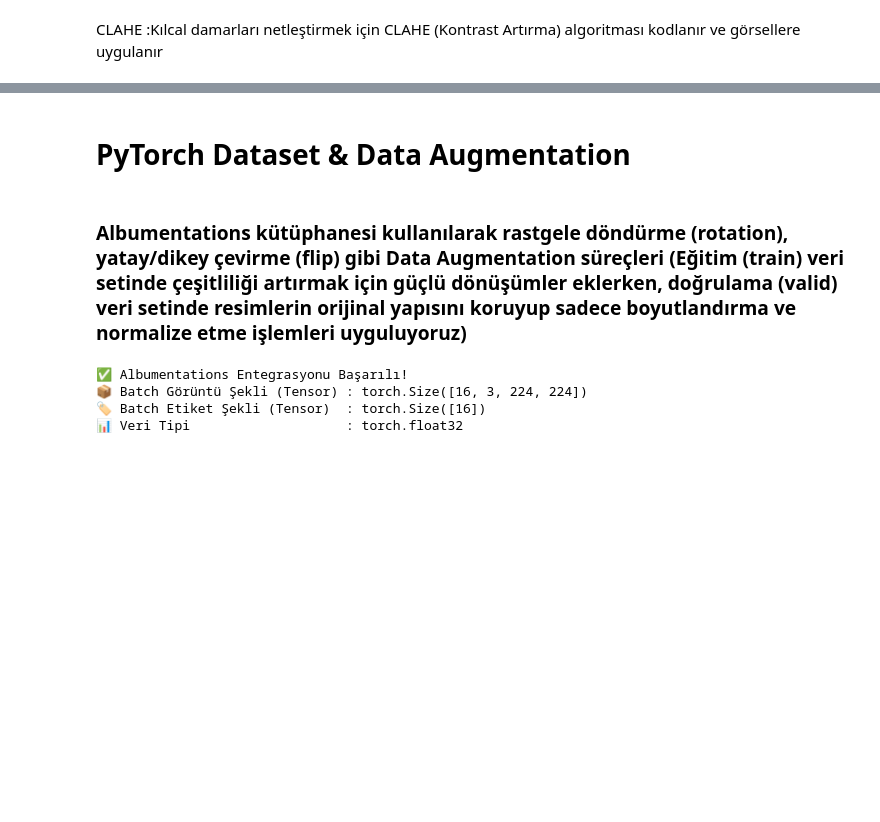
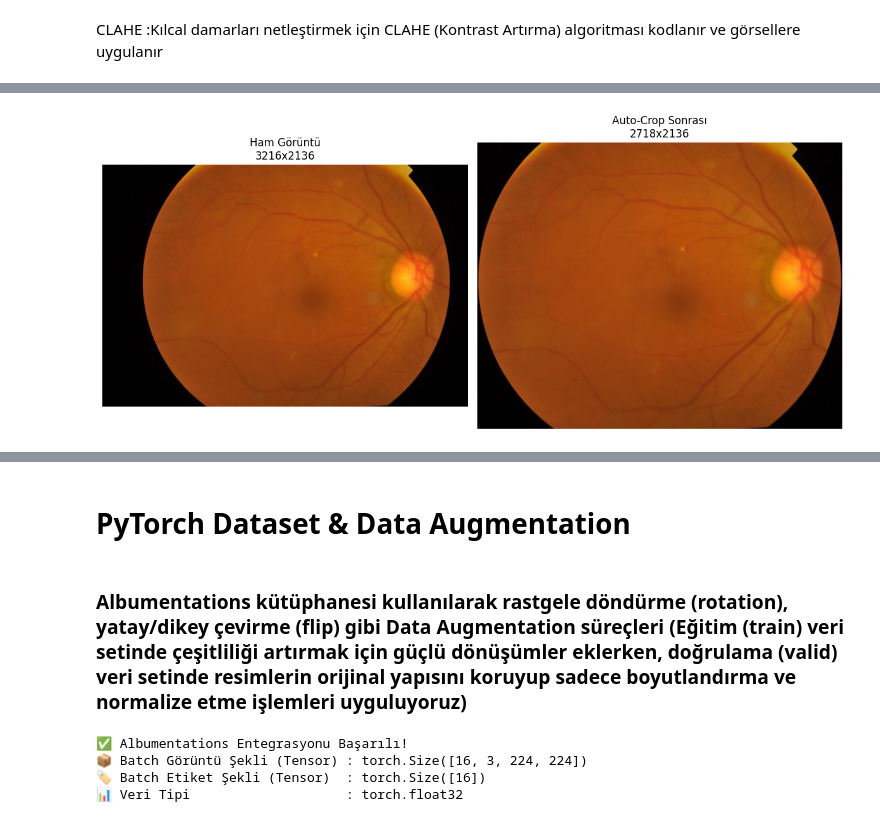
Before and after one commit to ruveydakarakoyun/APTOS-2019, a Jupyter notebook: aptos_2019.ipynb, the cells around one changed output, grey strips where cells are left out. Cells and saved outputs as stored; diff of their text form; code cells hidden in the pictures; blank space fills up the shorter version.

```diff
--- a/aptos_2019.ipynb
+++ b/aptos_2019.ipynb
@@ -630,2 +407,98 @@ NotFound: 404 GET https://storage.googleapis.com/download/storage/v1/b/aptos2019
 # %% [markdown]
 CLAHE :Kılcal damarları netleştirmek için CLAHE (Kontrast Artırma) algoritması kodlanır ve görsellere uygulanır
+# %%
+import os
+import cv2
+import matplotlib.pyplot as plt
+import numpy as np
+import pandas as pd
+from PIL import Image
+import torch
+from torch.utils.data import Dataset
+import torchvision.transforms as transforms
+
+# ==============================================================================
+# PROJE YAPILANDIRMASI (DRIVE VERSİYONU)
+# ==============================================================================
+DATA_DIR = "/content/drive/MyDrive/aptos2019"
+
+PATH_PREFIXES = {
+    "train": os.path.join(DATA_DIR, "train_images", "train_images"),
+    "valid": os.path.join(DATA_DIR, "val_images", "val_images"),
+    "test": os.path.join(DATA_DIR, "test_images", "test_images"),
+}
+
+
+# ==============================================================================
+# 1. ADIM: Auto-Crop Fonksiyonu
+# ==============================================================================
+def auto_crop(image, threshold=10, padding=5):
+    if isinstance(image, Image.Image):
+        image = np.array(image)
+
+    gray = (
+        cv2.cvtColor(image, cv2.COLOR_RGB2GRAY)
+        if len(image.shape) == 3
+        else image
+    )
+    mask = gray > threshold
+
+    if not np.any(mask):
+        return image
+
+    y_coords, x_coords = np.where(mask)
+    x_min, y_min = max(0, x_coords.min() - padding), max(
+        0, y_coords.min() - padding
+    )
+    x_max, y_max = min(image.shape[1], x_coords.max() + padding + 1), min(
+        image.shape[0], y_coords.max() + padding + 1
+    )
+
+    cropped = image[y_min:y_max, x_min:x_max]
+
+    # Güvenlik eşiği (%10 altı kırpılmayı engelle)
+    if (
+        cropped.shape[0] < image.shape[0] * 0.1
+        or cropped.shape[1] < image.shape[1] * 0.1
+    ):
+        return image
+
+    return cropped
+
+
+# ==============================================================================
+# 2. & 3. ADIM: Test ve Görselleştirme
+# ==============================================================================
+test_row = df_train.iloc[0]
+test_id = str(test_row["id_code"])
+img_file = (
+    test_row["image_file"]
+    if "image_file" in test_row and pd.notnull(test_row["image_file"])
+    else f"{test_id}.png"
+)
+
+img_path = os.path.join(PATH_PREFIXES["train"], img_file)
+
+img_pil = Image.open(img_path).convert("RGB")
+original_image = np.array(img_pil)
+cropped_image = auto_crop(original_image)
+
+print("Orijinal boyut:", original_image.shape)
+print("Crop sonrası boyut:", cropped_image.shape)
+
+plt.figure(figsize=(12, 5))
+plt.subplot(1, 2, 1)
+plt.imshow(original_image)
+plt.title(f"Ham Görüntü\n{original_image.shape[1]}x{original_image.shape[0]}")
+plt.axis("off")
+
+plt.subplot(1, 2, 2)
+plt.imshow(cropped_image)
+plt.title(
+    f"Auto-Crop Sonrası\n{cropped_image.shape[1]}x{cropped_image.shape[0]}"
+)
+plt.axis("off")
+
+plt.tight_layout()
+plt.show()
+# %% [output]
@@ -632,3 +507,4 @@ CLAHE :Kılcal damarları netleştirmek için CLAHE (Kontrast Artırma) algoritm
+[figure, added]
 # %%
 import cv2
 import matplotlib.pyplot as plt
```
Also changed, not shown: parts of 35 cells of this notebook.
